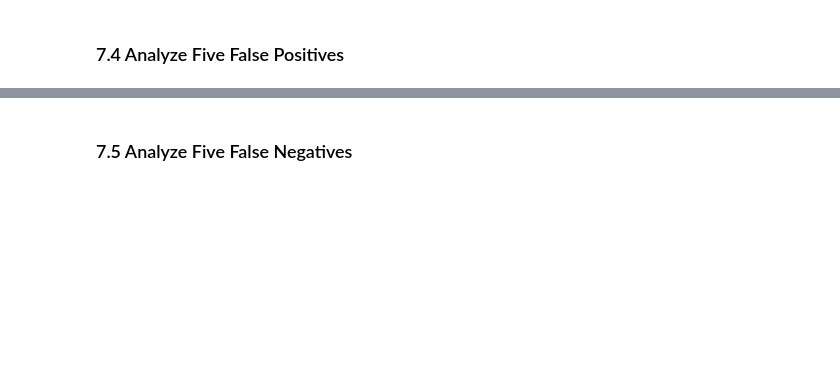
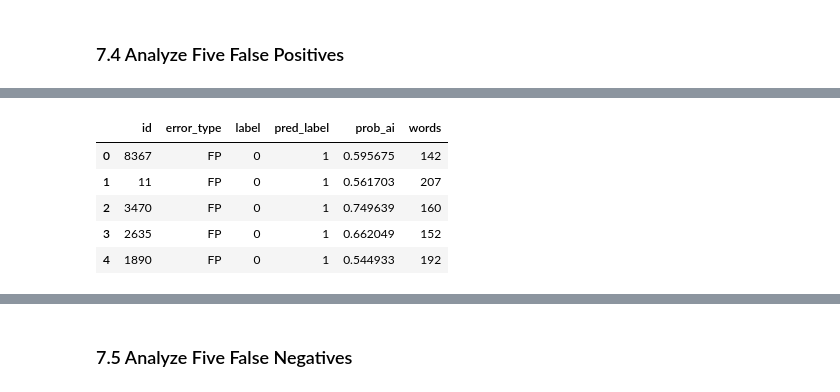
Before and after one commit to HsiangTNA/CS5785-AML-Kaggle-Challenge, a Jupyter notebook: Code/Human_or_AI_Text_Authorship_Classification.ipynb, the cells around one changed output, grey strips where cells are left out. Cells and saved outputs as stored; diff of their text form; code cells hidden in the pictures; blank space fills up the shorter version.

```diff
--- a/Code/Human_or_AI_Text_Authorship_Classification.ipynb
+++ b/Code/Human_or_AI_Text_Authorship_Classification.ipynb
@@ -2065,2 +2965,83 @@ Results saved to: /Users/zhanghaoxiang/Desktop/CS5785-AML-Kaggle-Challenge/outpu
 # %% [markdown]
 ### 7.4 Analyze Five False Positives
+# %%
+def sample_error_cases(error_type, n=5, seed=SEED):
+    """Randomly sample actual errors from the fixed validation set."""
+    if error_type == "FP":
+        mask = (
+            analysis_val["label"].eq(0)
+            & analysis_val["prob_ai"].ge(ERROR_THRESHOLD)
+        )
+    elif error_type == "FN":
+        mask = (
+            analysis_val["label"].eq(1)
+            & analysis_val["prob_ai"].lt(ERROR_THRESHOLD)
+        )
+    else:
+        raise ValueError("error_type must be 'FP' or 'FN'.")
+
+    # Stable ordering makes sampling reproducible.
+    candidates = analysis_val.loc[mask].sort_values("id")
+
+    if len(candidates) < n:
+        raise ValueError(
+            f"Only {len(candidates)} {error_type} cases are "
+            f"available; cannot sample {n} unique cases."
+        )
+
+    sampled = candidates.sample(
+        n=n,
+        replace=False,
+        random_state=seed,
+    ).copy()
+
+    sampled["error_type"] = error_type
+    sampled["pred_label"] = (
+        sampled["prob_ai"] >= ERROR_THRESHOLD
+    ).astype(int)
+
+    sampled = sampled[[
+        "id",
+        "error_type",
+        "label",
+        "pred_label",
+        "prob_ai",
+        "words",
+        "text",
+    ]].reset_index(drop=True)
+
+    print(
+        f"{error_type}: sampled {n} of "
+        f"{len(candidates)} cases; seed={seed}"
+    )
+
+    display(
+        sampled.drop(columns="text").round(6)
+    )
+
+    # Show the actual text for manual inspection.
+    for case in sampled.itertuples(index=False):
+        print(
+            f"\nID: {case.id} | {case.error_type} | "
+            f"True label: {case.label} | "
+            f"Predicted label: {case.pred_label} | "
+            f"P(AI): {case.prob_ai:.6f}"
+        )
+        print(f"Words: {case.words}")
+        print("Text:")
+        print(case.text)
+
+    sampled.to_csv(
+        ERROR_DIR / f"{error_type.lower()}_review.csv",
+        index=False,
+    )
+
+    return sampled
+
+
+fp_review = sample_error_cases(
+    error_type="FP",
+    n=5,
+    seed=SEED,
+)
+# %% [output]
@@ -2066,0 +3049,6 @@ Results saved to: /Users/zhanghaoxiang/Desktop/CS5785-AML-Kaggle-Challenge/outpu
+|  | id | error_type | label | pred_label | prob_ai | words |
+| 0 | 8367 | FP | 0 | 1 | 0.595675 | 142 |
+| 1 | 11 | FP | 0 | 1 | 0.561703 | 207 |
+| 2 | 3470 | FP | 0 | 1 | 0.749639 | 160 |
+| 3 | 2635 | FP | 0 | 1 | 0.662049 | 152 |
+| 4 | 1890 | FP | 0 | 1 | 0.544933 | 192 |
```
Also changed, not shown: parts of 24 cells of this notebook.
